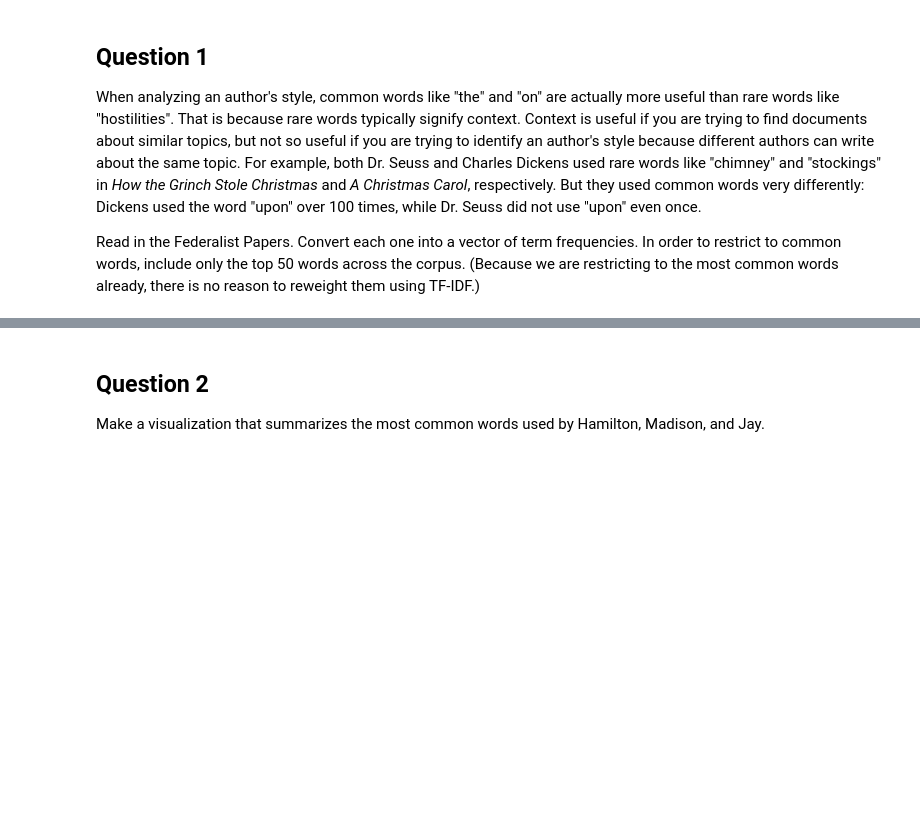
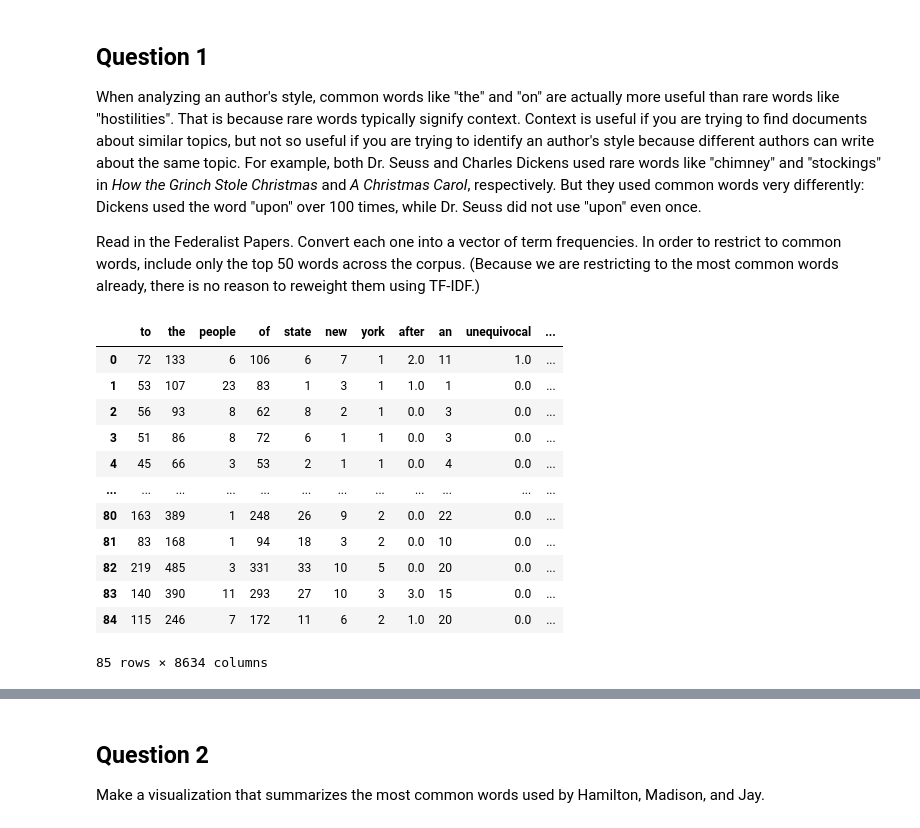
Before and after one commit to Cal-Poly-Data-301/lab-5-nathanhill923, a Jupyter notebook: Copy_of_DATA_301_Lab_5_Nathan_Hill.ipynb, the cells around one changed output, grey strips where cells are left out. Drawn from its saved outputs; the diff is of its cells as text; code cells hidden in the pictures; blank space fills up the shorter version.

```diff
--- a/Copy_of_DATA_301_Lab_5_Nathan_Hill.ipynb
+++ b/Copy_of_DATA_301_Lab_5_Nathan_Hill.ipynb
@@ -12,3 +19,39 @@ For 15 of the papers, however, the authorships remain disputed. (These papers ca
 When analyzing an author's style, common words like "the" and "on" are actually more useful than rare words like "hostilities". That is because rare words typically signify context. Context is useful if you are trying to find documents about similar topics, but not so useful if you are trying to identify an author's style because different authors can write about the same topic. For example, both Dr. Seuss and Charles Dickens used rare words like "chimney" and "stockings" in _How the Grinch Stole Christmas_ and _A Christmas Carol_, respectively. But they used common words very differently: Dickens used the word "upon" over 100 times, while Dr. Seuss did not use "upon" even once.
 
 Read in the Federalist Papers. Convert each one into a vector of term frequencies. In order to restrict to common words, include only the top 50 words across the corpus. (Because we are restricting to the most common words already, there is no reason to reweight them using TF-IDF.)
+# %%
+from collections import Counter
+paper = 1
+paper_files = []
+while paper < 86:
+  string_paper = str(paper)
+  new = "https://dlsun.github.io/pods/data/federalist/" +string_paper+ ".txt"
+  paper_files.append(new)
+  paper += 1
+ser = pd.Series()
+for file in paper_files:
+    response = requests.get(file)
+    ser[file[:-4]] = response.text
+bag_of_words = (
+    ser.
+    str.lower().
+    str.replace("[^\w\s]", " ").
+    str.split()
+).apply(Counter)
+
+tf = pd.DataFrame(list(bag_of_words))
+tf = tf.fillna(0)
+# %% [output]
+|  | to | the | people | of | state | new | york | after | an | unequivocal | ... |
+| 0 | 72 | 133 | 6 | 106 | 6 | 7 | 1 | 2.0 | 11 | 1.0 | ... |
+| 1 | 53 | 107 | 23 | 83 | 1 | 3 | 1 | 1.0 | 1 | 0.0 | ... |
+| 2 | 56 | 93 | 8 | 62 | 8 | 2 | 1 | 0.0 | 3 | 0.0 | ... |
+| 3 | 51 | 86 | 8 | 72 | 6 | 1 | 1 | 0.0 | 3 | 0.0 | ... |
+| 4 | 45 | 66 | 3 | 53 | 2 | 1 | 1 | 0.0 | 4 | 0.0 | ... |
+| ... | ... | ... | ... | ... | ... | ... | ... | ... | ... | ... | ... |
+| 80 | 163 | 389 | 1 | 248 | 26 | 9 | 2 | 0.0 | 22 | 0.0 | ... |
+| 81 | 83 | 168 | 1 | 94 | 18 | 3 | 2 | 0.0 | 10 | 0.0 | ... |
+| 82 | 219 | 485 | 3 | 331 | 33 | 10 | 5 | 0.0 | 20 | 0.0 | ... |
+| 83 | 140 | 390 | 11 | 293 | 27 | 10 | 3 | 3.0 | 15 | 0.0 | ... |
+| 84 | 115 | 246 | 7 | 172 | 11 | 6 | 2 | 1.0 | 20 | 0.0 | ... |
+85 rows × 8634 columns
```
Also changed, not shown: parts of 7 cells of this notebook.
